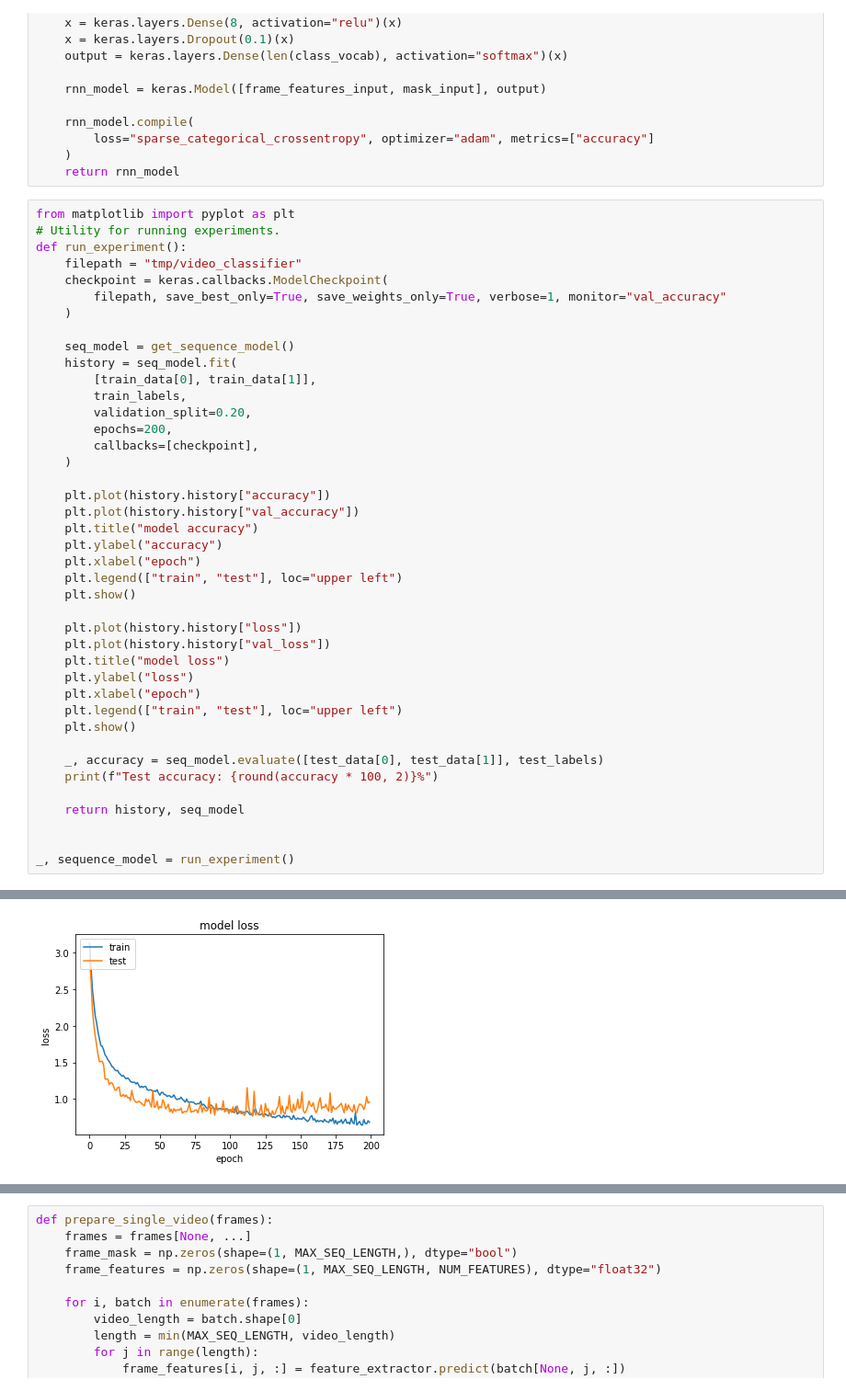
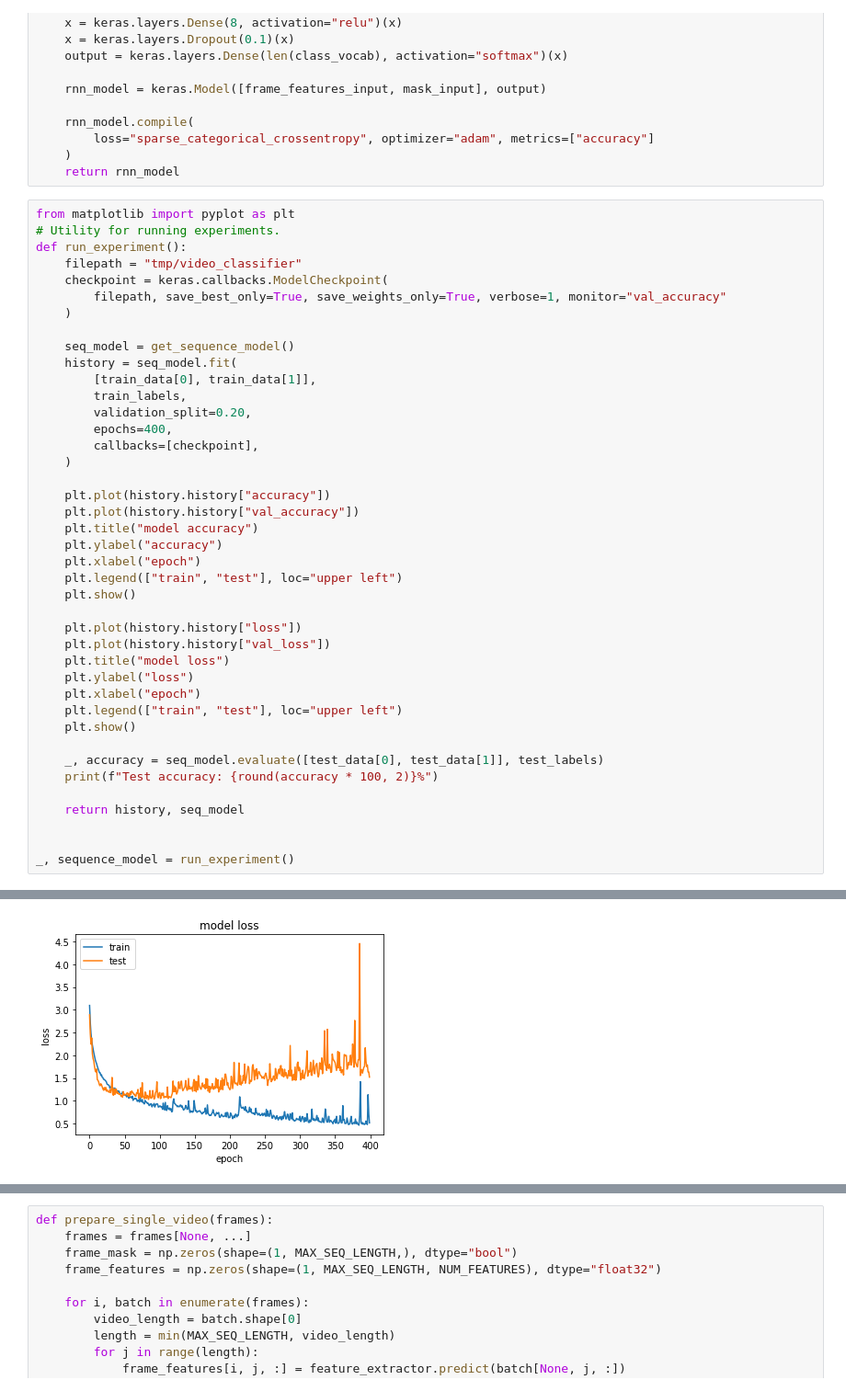
Before and after one commit to cabennetts/Sign-Language-Translator, a Jupyter notebook: src/basic_model.ipynb, the cells around one changed output, grey strips where cells are left out. Shown at 92% size. Drawn from its saved outputs; the diff is of its cells as text.

```diff
--- a/src/basic_model.ipynb
+++ b/src/basic_model.ipynb
@@ -223,7 +223,7 @@ def run_experiment():
         [train_data[0], train_data[1]],
         train_labels,
         validation_split=0.20,
-        epochs=200,
+        epochs=400,
         callbacks=[checkpoint],
     )
 
@@ -272 +272 @@ Epoch 00200: val_accuracy did not improve from 0.85263
-[figure, old version]
+[figure, new version]
```
Also changed, not shown: parts of 3 cells of this notebook, 6 other files.
